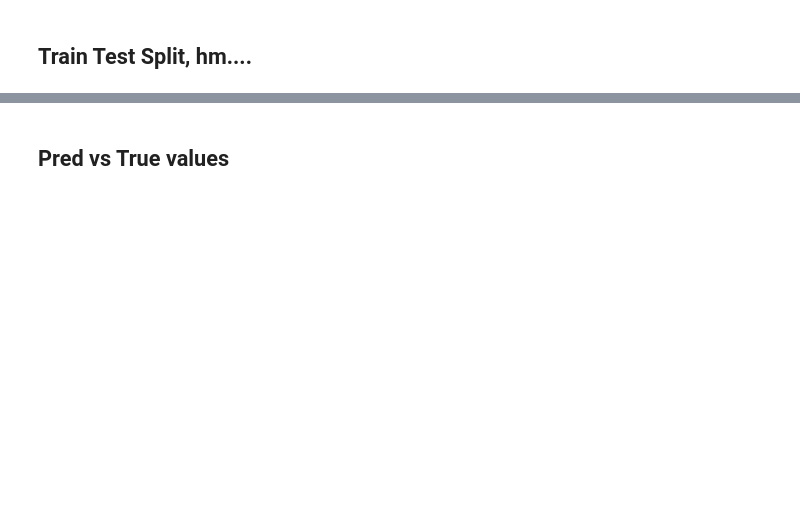
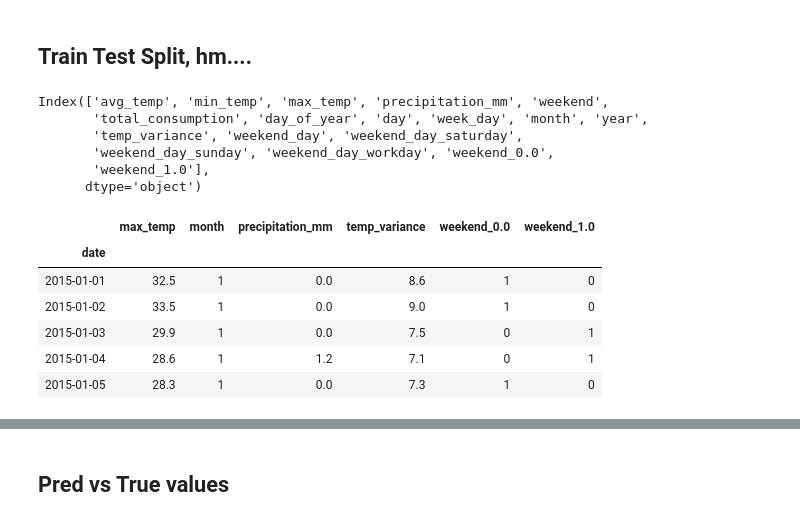
Before and after one commit to RafaelBroseghini/Data-Analysis-Visualizations-ML, a Jupyter notebook: src/linear-regression/beer-consumption/beer-consumption-notebook.ipynb, the cells around one changed output, grey strips where cells are left out. Drawn from its saved outputs; the diff is of its cells as text; code cells hidden in the pictures; blank space fills up the shorter version.

```diff
--- a/src/linear-regression/beer-consumption/beer-consumption-notebook.ipynb
+++ b/src/linear-regression/beer-consumption/beer-consumption-notebook.ipynb
@@ -326,15 +392,18 @@ sns.heatmap(corr, cmap=cmap, square=True, linewidths=.5)
 # %% [markdown]
 ## Train Test Split, hm....
+# %%
+beer_df.columns
+# %% [output]
+Index(['avg_temp', 'min_temp', 'max_temp', 'precipitation_mm', 'weekend',
+       'total_consumption', 'day_of_year', 'day', 'week_day', 'month', 'year',
+       'temp_variance', 'weekend_day', 'weekend_day_saturday',
+       'weekend_day_sunday', 'weekend_day_workday', 'weekend_0.0',
+       'weekend_1.0'],
+      dtype='object')
 # %%
 X = beer_df[beer_df.columns.difference(
-    [
-        'total_consumption',
-        'day_of_year',
-        'day',
-        'week_day',
-        'year',
-        'weekend',
-        'weekend_day'
-    ]
-)]
-y = beer_df[['total_consumption']]
+    ['total_consumption','avg_temp', 'min_temp',
+     'day_of_year', 'day', 'week_day', 'weekend',
+     'weekend_day', 'weekend_day_saturday','weekend_day_sunday',
+     'weekend_day_workday', 'year'
+    ])]
@@ -341,3 +412,13 @@ y = beer_df[['total_consumption']]
+# %%
+X.head()
+# %% [output]
+|  | max_temp | month | precipitation_mm | temp_variance | weekend_0.0 | weekend_1.0 |
+| date |  |  |  |  |  |  |
+| 2015-01-01 | 32.5 | 1 | 0.0 | 8.6 | 1 | 0 |
+| 2015-01-02 | 33.5 | 1 | 0.0 | 9.0 | 1 | 0 |
+| 2015-01-03 | 29.9 | 1 | 0.0 | 7.5 | 0 | 1 |
+| 2015-01-04 | 28.6 | 1 | 1.2 | 7.1 | 0 | 1 |
+| 2015-01-05 | 28.3 | 1 | 0.0 | 7.3 | 1 | 0 |
 # %%
 reg = LinearRegression()
 X_train, X_test, y_train, y_test = train_test_split(X, y, test_size=0.3, random_state=42)
```
Also changed, not shown: parts of 28 cells of this notebook, 2 other files.
